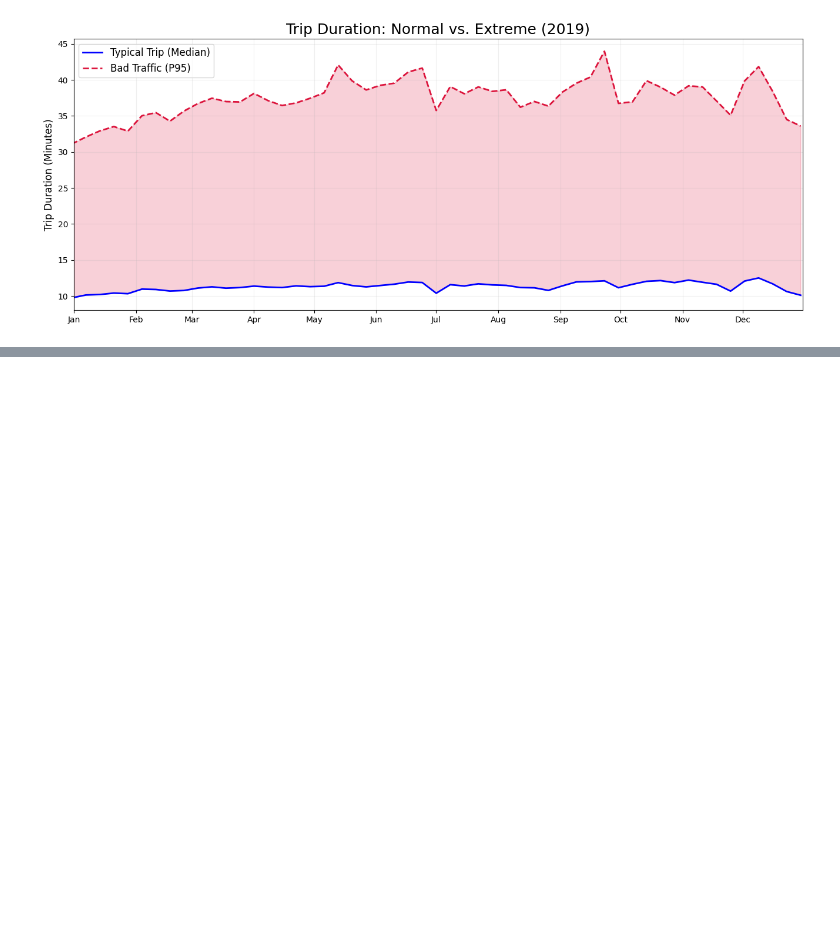
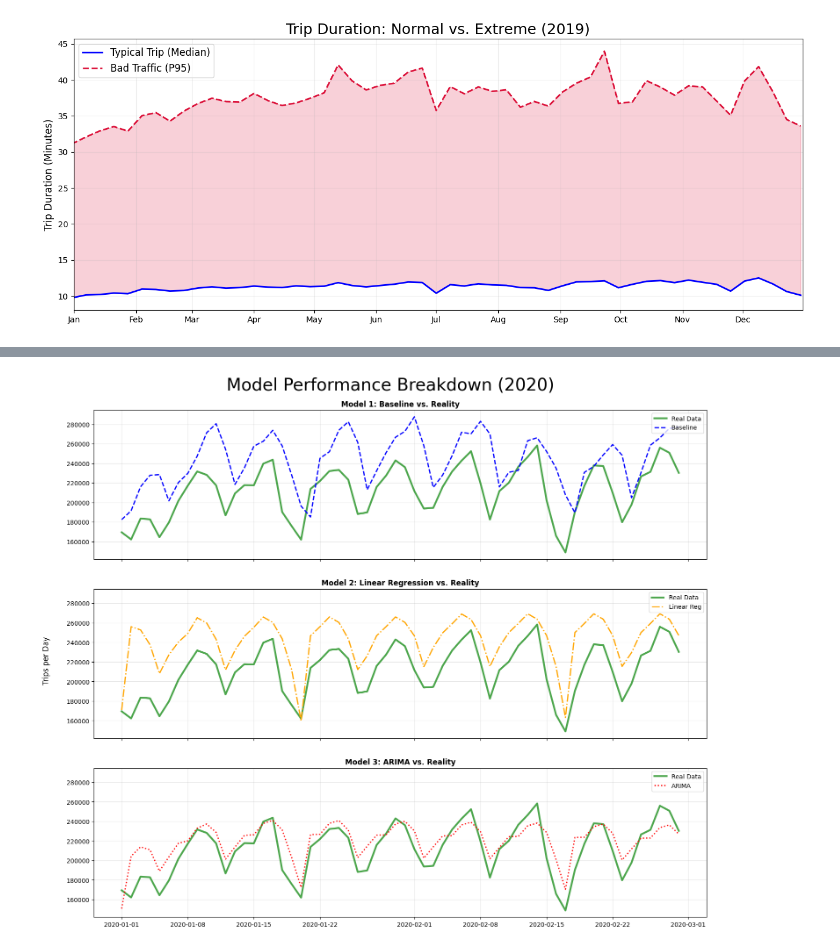
Before and after one commit to 24022356-max/2526-LTXLDL-finalsProject-AIT2006-4-1.1, a Jupyter notebook: src/visualize.ipynb, the cells around one changed output, grey strips where cells are left out. Drawn from its saved outputs; the diff is of its cells as text; code cells hidden in the pictures; blank space fills up the shorter version.

Commit message:
Add fig for models

```diff
--- a/src/visualize.ipynb
+++ b/src/visualize.ipynb
@@ -422,0 +426,46 @@ FileNotFoundError: [Errno 2] No such file or directory: 'reports/historical_data
+# %%
+import pandas as pd
+import matplotlib.pyplot as plt
+
+# ============ LOAD DATA ============#
+REPORTS_PATH = '../reports'
+FIGURES_PATH = '../figures'
+YEAR = 2020
+
+# Load Forecasts (and Real Data for validation)
+pred = pd.read_csv(f'{REPORTS_PATH}/forecast_results_{YEAR}.csv',
+                   parse_dates=['Date'], index_col='Date')
+
+fig, axes = plt.subplots(3, 1, figsize=(18, 15), sharex=True, sharey=True)
+
+# --- Plot 1: Baseline ---
+axes[0].plot(pred.index, pred['Real_Data'], color='green', alpha=0.7, linewidth=3, label='Real Data')
+axes[0].plot(pred.index, pred['Baseline'], color='blue', linestyle='--', linewidth=2, label='Baseline')
+axes[0].set_title("Model 1: Baseline vs. Reality", fontweight='bold')
+axes[0].legend(loc='upper right')
+axes[0].grid(True, alpha=0.3)
+
+# --- Plot 2: Linear Regression ---
+axes[1].plot(pred.index, pred['Real_Data'], color='green', alpha=0.7, linewidth=3, label='Real Data')
+axes[1].plot(pred.index, pred['Linear_Reg'], color='orange', linestyle='-.', linewidth=2, label='Linear Reg')
+axes[1].set_title("Model 2: Linear Regression vs. Reality", fontweight='bold')
+axes[1].legend(loc='upper right')
+axes[1].grid(True, alpha=0.3)
+
+# --- Plot 3: ARIMA ---
+axes[2].plot(pred.index, pred['Real_Data'], color='green', alpha=0.7, linewidth=3, label='Real Data')
+axes[2].plot(pred.index, pred['ARIMA'], color='red', linestyle=':', linewidth=2, label='ARIMA')
+axes[2].set_title("Model 3: ARIMA vs. Reality", fontweight='bold')
+axes[2].legend(loc='upper right')
+axes[2].grid(True, alpha=0.3)
+
+# Global Labels
+fig.suptitle(f'Model Performance Breakdown ({YEAR})', fontsize=28, y=0.93)
+plt.xlabel(None)
+fig.text(0.06, 0.5, 'Trips per Day', va='center', rotation='vertical', fontsize=12)
+
+# Save
+plt.savefig(f'{FIGURES_PATH}/forecast_faceted_{YEAR}.png', dpi=200, bbox_inches='tight')
+plt.show()
+# %% [output]
+[figure, added]
```
Also changed, not shown: parts of 2 cells of this notebook.
